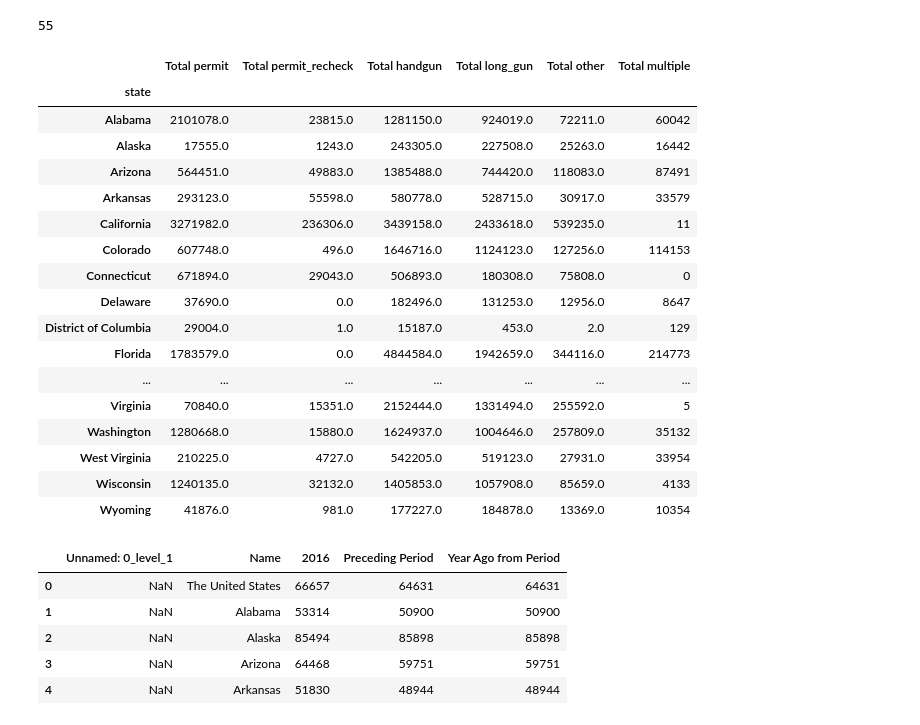
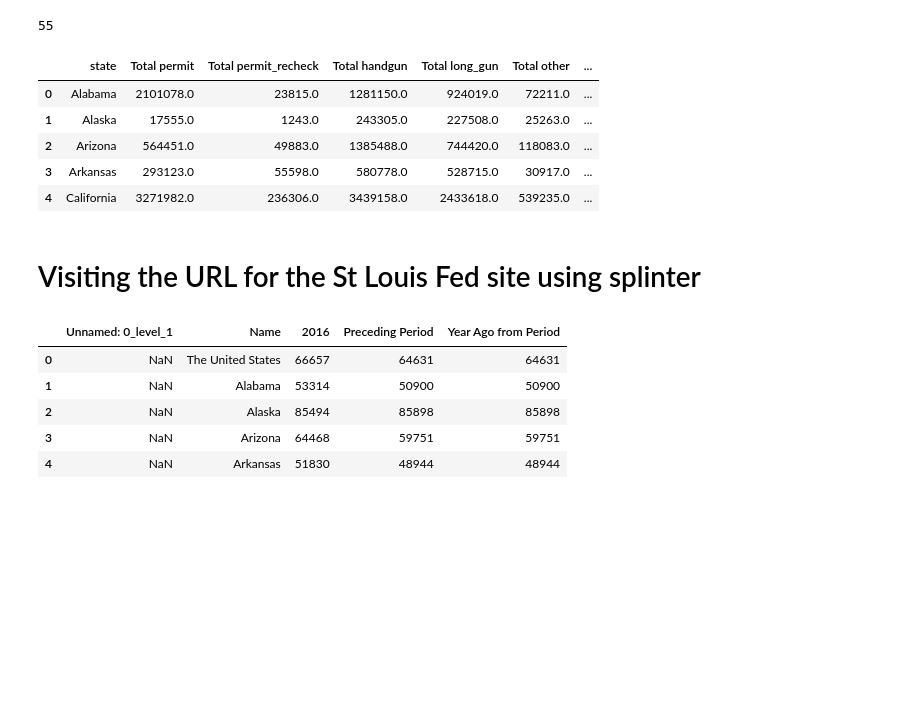
Before and after one commit to KWASSI09/Gun_Background_Check, a Jupyter notebook: Background_Clean.ipynb, the cells around one changed output. Drawn from its saved outputs; the diff is of its cells as text; code cells hidden in the pictures; blank space fills up the shorter version.

```diff
--- a/Background_Clean.ipynb
+++ b/Background_Clean.ipynb
@@ -152,31 +152,22 @@ total_multiple =grouped_state_df["multiple"].sum()
 # %%
 Check_Summary_df = pd.DataFrame({"Total permit" : total_permit,
       "Total permit_recheck" : total_permit_recheck,
       "Total handgun" : total_handgun,
       "Total long_gun" : total_long_gun,
       "Total other" : total_other,
       "Total multiple" : total_multiple,
       })
-Check_Summary_df
+#Check_Summary_df
+Check_Summary_df.reset_index().head()
 # %% [output]
-|  | Total permit | Total permit_recheck | Total handgun | Total long_gun | Total other | Total multiple |
-| state |  |  |  |  |  |  |
-| Alabama | 2101078.0 | 23815.0 | 1281150.0 | 924019.0 | 72211.0 | 60042 |
-| Alaska | 17555.0 | 1243.0 | 243305.0 | 227508.0 | 25263.0 | 16442 |
-| Arizona | 564451.0 | 49883.0 | 1385488.0 | 744420.0 | 118083.0 | 87491 |
-| Arkansas | 293123.0 | 55598.0 | 580778.0 | 528715.0 | 30917.0 | 33579 |
-| California | 3271982.0 | 236306.0 | 3439158.0 | 2433618.0 | 539235.0 | 11 |
-| Colorado | 607748.0 | 496.0 | 1646716.0 | 1124123.0 | 127256.0 | 114153 |
-| Connecticut | 671894.0 | 29043.0 | 506893.0 | 180308.0 | 75808.0 | 0 |
-| Delaware | 37690.0 | 0.0 | 182496.0 | 131253.0 | 12956.0 | 8647 |
-| District of Columbia | 29004.0 | 1.0 | 15187.0 | 453.0 | 2.0 | 129 |
-| Florida | 1783579.0 | 0.0 | 4844584.0 | 1942659.0 | 344116.0 | 214773 |
-| ... | ... | ... | ... | ... | ... | ... |
-| Virginia | 70840.0 | 15351.0 | 2152444.0 | 1331494.0 | 255592.0 | 5 |
-| Washington | 1280668.0 | 15880.0 | 1624937.0 | 1004646.0 | 257809.0 | 35132 |
-| West Virginia | 210225.0 | 4727.0 | 542205.0 | 519123.0 | 27931.0 | 33954 |
-| Wisconsin | 1240135.0 | 32132.0 | 1405853.0 | 1057908.0 | 85659.0 | 4133 |
-| Wyoming | 41876.0 | 981.0 | 177227.0 | 184878.0 | 13369.0 | 10354 |
+|  | state | Total permit | Total permit_recheck | Total handgun | Total long_gun | Total other | ... |
+| 0 | Alabama | 2101078.0 | 23815.0 | 1281150.0 | 924019.0 | 72211.0 | ... |
+| 1 | Alaska | 17555.0 | 1243.0 | 243305.0 | 227508.0 | 25263.0 | ... |
+| 2 | Arizona | 564451.0 | 49883.0 | 1385488.0 | 744420.0 | 118083.0 | ... |
+| 3 | Arkansas | 293123.0 | 55598.0 | 580778.0 | 528715.0 | 30917.0 | ... |
+| 4 | California | 3271982.0 | 236306.0 | 3439158.0 | 2433618.0 | 539235.0 | ... |
+# %% [markdown]
+# Visiting the URL for the St Louis Fed site using splinter
 # %%
 # Setup splinter
 executable_path = {'executable_path': ChromeDriverManager().install()}
```
Also changed, not shown: parts of 12 cells of this notebook.
